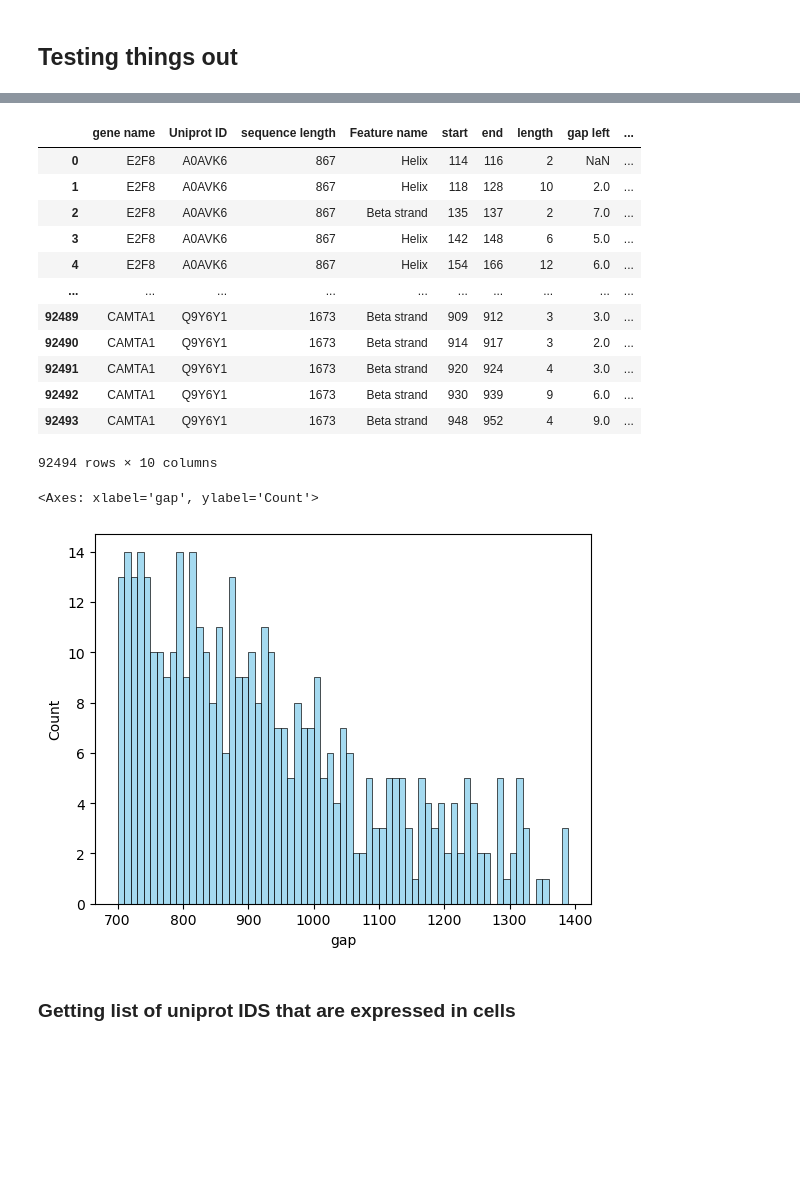
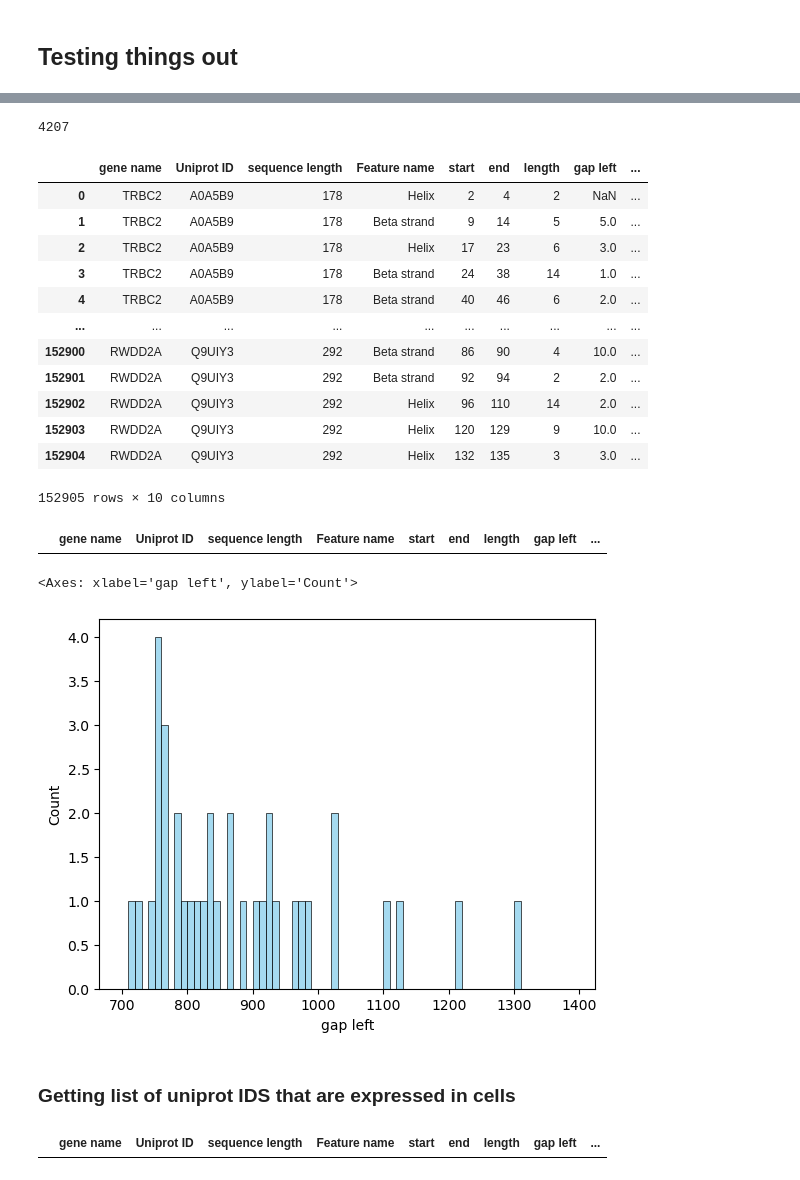
Before and after one commit to meyresearch/alpha_fold_secondary_structure, a Jupyter notebook: 05_IDR_spreadsheet.ipynb, the cells around one changed output, grey strips where cells are left out. Drawn from its saved outputs; the diff is of its cells as text; code cells hidden in the pictures; blank space fills up the shorter version.

```diff
--- a/05_IDR_spreadsheet.ipynb
+++ b/05_IDR_spreadsheet.ipynb
@@ -63,5 +64,9 @@ f = open('data_idr/expressed_uni_prot_ids.txt', 'r')
 f_content = f.readlines()
 f.close()
+# %%
+f = open('uni_prot_ids/swissprot', 'r')
+f_content = f.readlines()
+f.close()
 # %%
 ids = []
 for f in f_content:
@@ -124,6 +109,7 @@ desired_features = ['Beta strand','Helix','Turn']
 # get domain inforamtion
 known_things = {}
 final_table_list = []
+to_download = []
 #ids = ['Q8TAD8']
 
 # loop over all uniprot ids
@@ -230,3 +216,10 @@ for i in range(len(ids)):
             starts = np.array(starts)
             ends = np.array(ends)
             gaps = (starts[1:-1]-ends[0:-2])-1
+    else:
+        #print(f"{fname} does not exist")
+        to_download.append(ids[i])
+# %%
+len(to_download)
+# %% [output]
+4207
@@ -236,16 +234,20 @@ df = pd.DataFrame(final_table_list)
 df
 # %% [output]
 |  | gene name | Uniprot ID | sequence length | Feature name | start | end | length | gap left | ... |
-| 0 | E2F8 | A0AVK6 | 867 | Helix | 114 | 116 | 2 | NaN | ... |
-| 1 | E2F8 | A0AVK6 | 867 | Helix | 118 | 128 | 10 | 2.0 | ... |
-| 2 | E2F8 | A0AVK6 | 867 | Beta strand | 135 | 137 | 2 | 7.0 | ... |
-| 3 | E2F8 | A0AVK6 | 867 | Helix | 142 | 148 | 6 | 5.0 | ... |
-| 4 | E2F8 | A0AVK6 | 867 | Helix | 154 | 166 | 12 | 6.0 | ... |
+| 0 | TRBC2 | A0A5B9 | 178 | Helix | 2 | 4 | 2 | NaN | ... |
+| 1 | TRBC2 | A0A5B9 | 178 | Beta strand | 9 | 14 | 5 | 5.0 | ... |
+| 2 | TRBC2 | A0A5B9 | 178 | Helix | 17 | 23 | 6 | 3.0 | ... |
+| 3 | TRBC2 | A0A5B9 | 178 | Beta strand | 24 | 38 | 14 | 1.0 | ... |
+| 4 | TRBC2 | A0A5B9 | 178 | Beta strand | 40 | 46 | 6 | 2.0 | ... |
 | ... | ... | ... | ... | ... | ... | ... | ... | ... | ... |
-| 92489 | CAMTA1 | Q9Y6Y1 | 1673 | Beta strand | 909 | 912 | 3 | 3.0 | ... |
-| 92490 | CAMTA1 | Q9Y6Y1 | 1673 | Beta strand | 914 | 917 | 3 | 2.0 | ... |
-| 92491 | CAMTA1 | Q9Y6Y1 | 1673 | Beta strand | 920 | 924 | 4 | 3.0 | ... |
-| 92492 | CAMTA1 | Q9Y6Y1 | 1673 | Beta strand | 930 | 939 | 9 | 6.0 | ... |
-| 92493 | CAMTA1 | Q9Y6Y1 | 1673 | Beta strand | 948 | 952 | 4 | 9.0 | ... |
+| 152900 | RWDD2A | Q9UIY3 | 292 | Beta strand | 86 | 90 | 4 | 10.0 | ... |
+| 152901 | RWDD2A | Q9UIY3 | 292 | Beta strand | 92 | 94 | 2 | 2.0 | ... |
+| 152902 | RWDD2A | Q9UIY3 | 292 | Helix | 96 | 110 | 14 | 2.0 | ... |
+| 152903 | RWDD2A | Q9UIY3 | 292 | Helix | 120 | 129 | 9 | 10.0 | ... |
+| 152904 | RWDD2A | Q9UIY3 | 292 | Helix | 132 | 135 | 3 | 3.0 | ... |
-92494 rows × 10 columns
+152905 rows × 10 columns
+# %%
+df[df['Uniprot ID']=='P11309']
+# %% [output]
+|  | gene name | Uniprot ID | sequence length | Feature name | start | end | length | gap left | ... |
 # %%
@@ -253,10 +255,10 @@ df.to_csv('trial_table.csv', index=False)
 # %%
 import seaborn as sbn
-sbn.histplot(df['gap'], bins=np.arange(700, 1400, 10), kde=False, color='skyblue')
+sbn.histplot(df['gap left'], bins=np.arange(700, 1400, 10), kde=False, color='skyblue')
 #plt.yscale('log')
 # %% [output]
-<Axes: xlabel='gap', ylabel='Count'>
+<Axes: xlabel='gap left', ylabel='Count'>
-[figure, old version]
+[figure, new version]
 # %% [markdown]
 ### Getting list of uniprot IDS that are expressed in cells
 # %%
@@ -272,0 +285,4 @@ f.close()
+# %%
+df[df['Uniprot ID']=='P11309']
+# %% [output]
+|  | gene name | Uniprot ID | sequence length | Feature name | start | end | length | gap left | ... |
```
Also changed, not shown: parts of 6 cells of this notebook, 1 other file.
